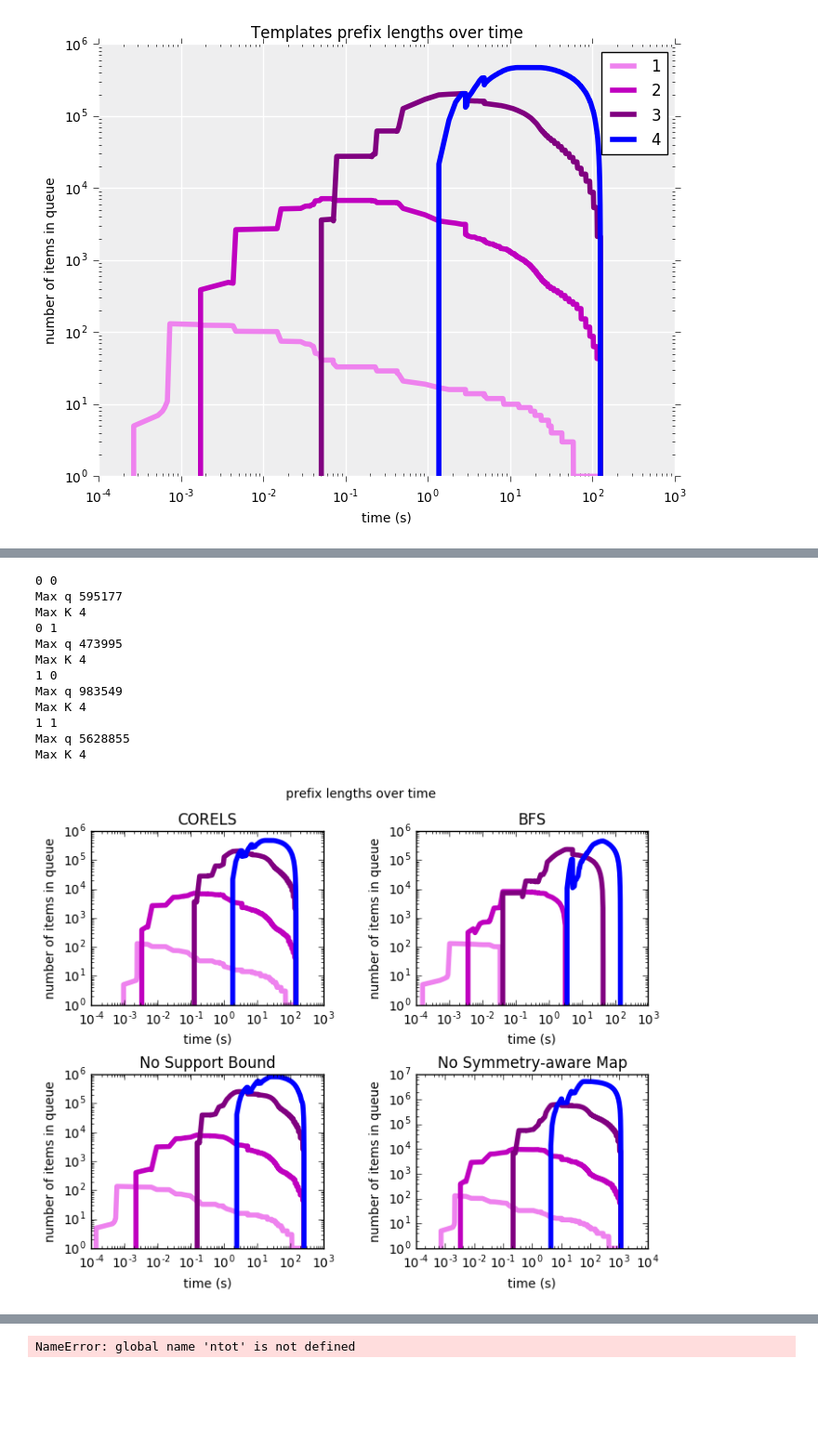
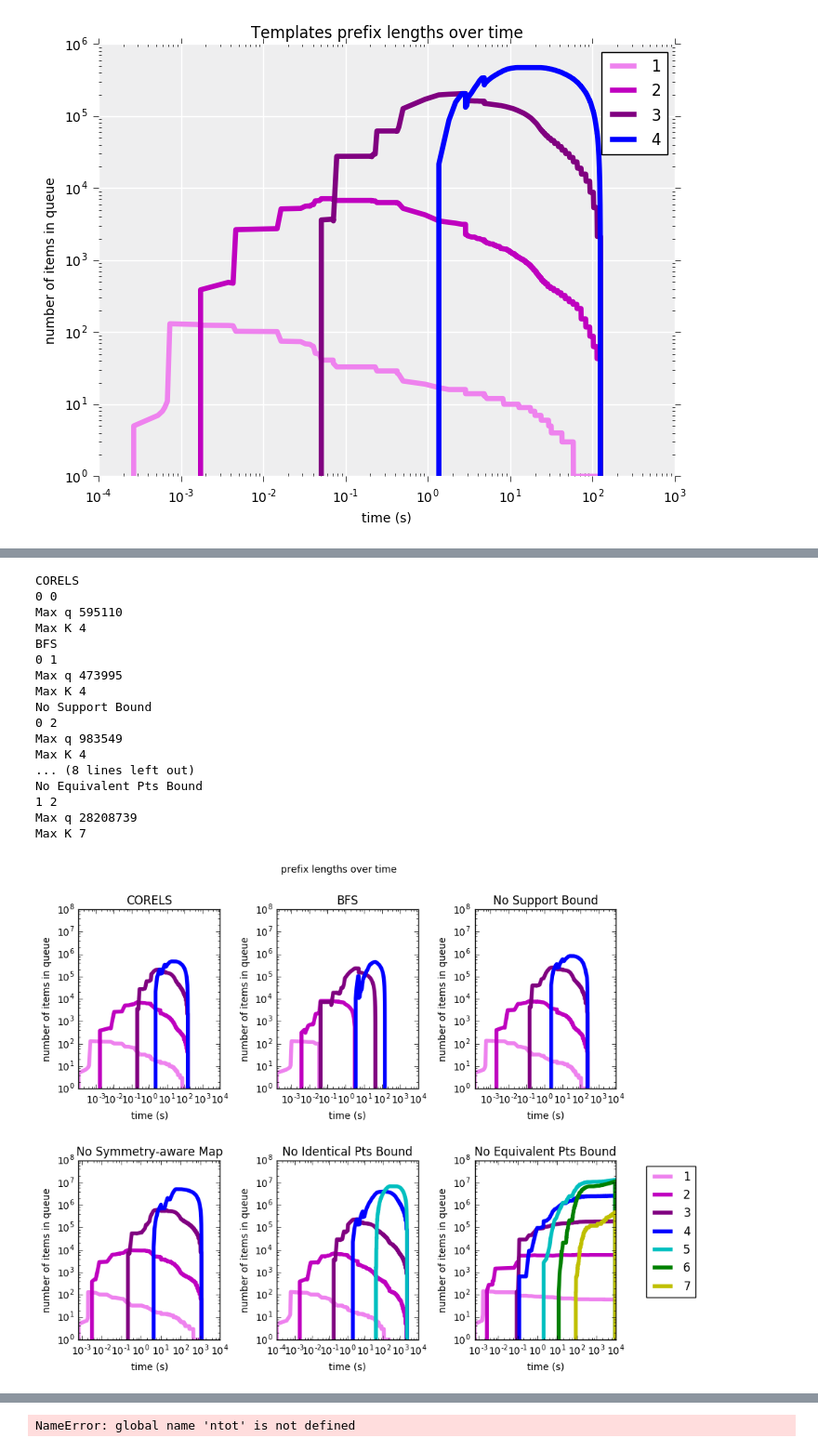
Before and after one commit to alexzheng587/corels, a Jupyter notebook: notebooks/Logs.ipynb, the cells around one changed output, grey strips where cells are left out. Shown at 93% size. Cells and saved outputs as stored; diff of their text form; code cells hidden in the pictures; blank space fills up the shorter version.

```diff
--- a/notebooks/Logs.ipynb
+++ b/notebooks/Logs.ipynb
@@ -291,10 +298,13 @@ plt.show()
 # %%
-fig, ax = simple_ax(figsize=(6,4))
-ax.semilogx(corels_df['total_time'], corels_df['tree_num_nodes'], label='Prefix Map Tree Size')
-ax.semilogx(cap_df['total_time'], cap_df['tree_num_nodes'], label='Captured Map Tree Size')
-ax.set_ylabel('Number of nodes')
+fig, ax = simple_ax(figsize=(8,6))
+ax.semilogx(corels_df['total_time'], corels_df['tree_num_nodes'] / 10 ** 5, 'c-', label='PrefixKey Tree Size')
+ax.semilogx(corels_df['total_time'], corels_df['pmap_size'] / 10 ** 5, 'b--', label='Prefix Map Size')
+ax.semilogx(cap_df['total_time'], cap_df['tree_num_nodes'] / 10 ** 5, 'm-', label='CapturedKey Tree Size')
+ax.semilogx(cap_df['total_time'], cap_df['pmap_size'] / 10 ** 5, 'r--', label='Captured Map Size')
+ax.set_ylabel('Number of nodes (hundreds of thousands)')
 ax.set_xlabel('Time (s)')
-ax.set_title('PrefixKey vs CapturedKey Tree Sizes')
+ax.set_xlim([0, 1000])
+ax.set_title('PrefixKey vs CapturedKey Data Structure Sizes')
 plt.legend(fontsize=fs, framealpha=0.5, loc='best')
 plt.show()
 # %% [output]
@@ -374,7 +386,7 @@ Max K 7
 def prefix_lens_multi(dfs, titles):
     #fig = plt.figure(figsize=figsize)
     num_dfs = len(dfs)
-    fig, axarr = plt.subplots(2, num_dfs / 2, figsize=(8,6))
+    fig, axarr = plt.subplots(2, num_dfs / 2, figsize=(10,8))
     #ax = fig.add_subplot(111, **kwargs)
         #fig, ax = simple_ax()
     color_vec = ['k', 'violet', 'm', 'purple', 'b', 'c', 'g', 'y', 'orange', 'r']
@@ -384,6 +396,7 @@ def prefix_lens_multi(dfs, titles):
         title = titles[i]
         x = i / (num_dfs / 2)
         y = i % (num_dfs / 2)
+        print title
         print x, y
         ax = axarr[x, y]
         prefix_lengths = list(df['prefix_lengths'])
@@ -397,39 +410,47 @@ def prefix_lens_multi(dfs, titles):
             row = [0] * max_length
             for k,v in pair:
                 if k > 0:
                     row[k - 1] = v
             z.append(row)
         zc = pd.DataFrame(z)
         print 'Max q', zc.sum(axis=1).max()
         print 'Max K', max_length
         zc.columns = range(1, max_length + 1)
         for length in range(1, max_length + 1):#[::-1]:
             jj = zc[length].nonzero()[0]
             tt = df['total_time'][jj]
             yy = zc.iloc[jj, length - 1]
             yy = np.array([1] + list(yy) + [1])
             tt = np.array([tt.iloc[0]] + list(tt) + [tt.iloc[-1]])
             ax.loglog(tt, yy, color=color_vec[length % len(color_vec)], linewidth=lw*2)
+        ax.set_xlim([0, 10000])
+        ax.set_ylim([0, 10 ** 8])
         ax.set_xlabel('time (s)')
         ax.set_ylabel('number of items in queue')
         ax.set_title(title)# + ' prefix lengths')
     fig.subplots_adjust(hspace=0.4, wspace=0.4)
     fig.suptitle('prefix lengths over time')
-    plt.legend(lens, loc='best')
+    plt.legend(lens, bbox_to_anchor=(1.6, 1))
     plt.show()
-prefix_lens_multi([corels_df, bfs_df, support_df, pmap_df],
-                  ['CORELS', 'BFS', 'No Support Bound', 'No Symmetry-aware Map'])
+prefix_lens_multi([corels_df, bfs_df, support_df, pmap_df, lookahead_df, equiv_df],
+                  ['CORELS', 'BFS', 'No Support Bound', 'No Symmetry-aware Map', 'No Identical Pts Bound',
+                   'No Equivalent Pts Bound'])
 # %% [output]
+CORELS
 0 0
-Max q 595177
+Max q 595110
 Max K 4
+BFS
 0 1
 Max q 473995
 Max K 4
-1 0
+No Support Bound
+0 2
 Max q 983549
 Max K 4
-1 1
-Max q 5628855
-Max K 4
+... (8 lines left out)
+No Equivalent Pts Bound
+1 2
+Max q 28208739
+Max K 7
-[figure, old version]
+[figure, new version]
```
Also changed, not shown: parts of 23 cells of this notebook, 13 other files.
